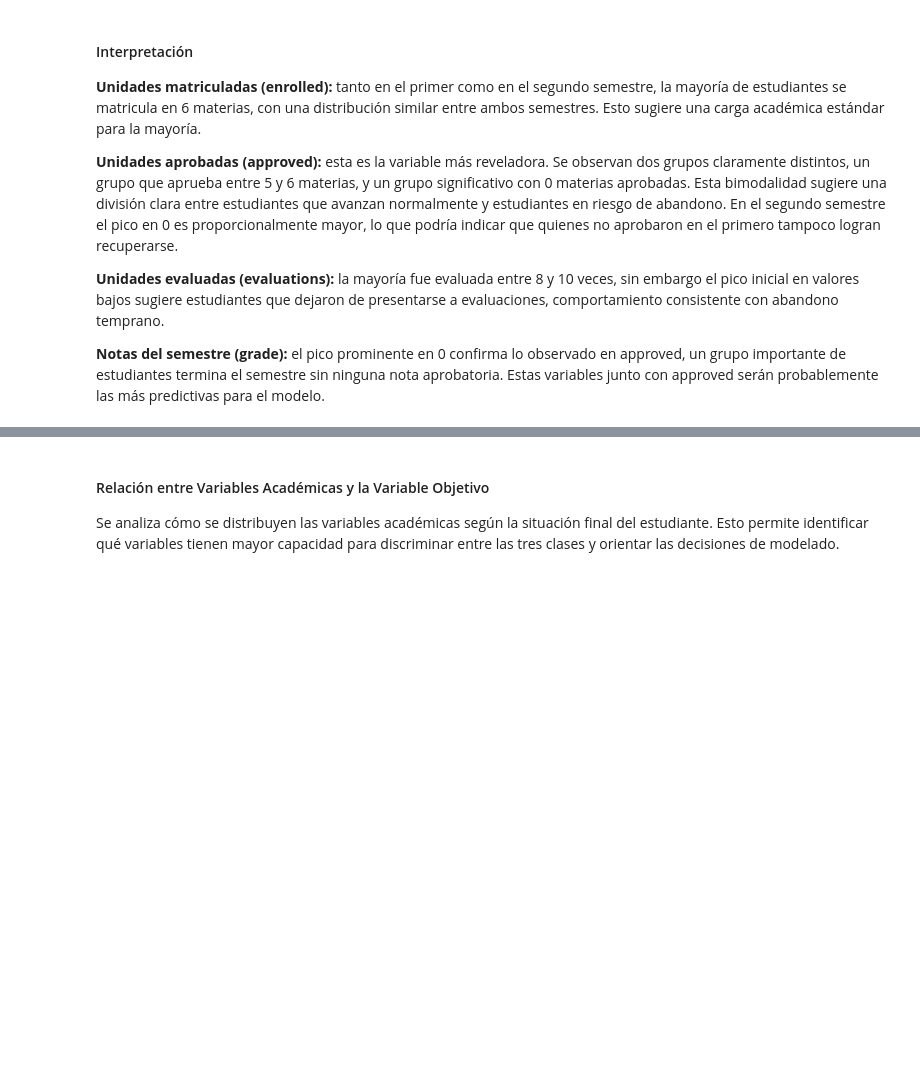
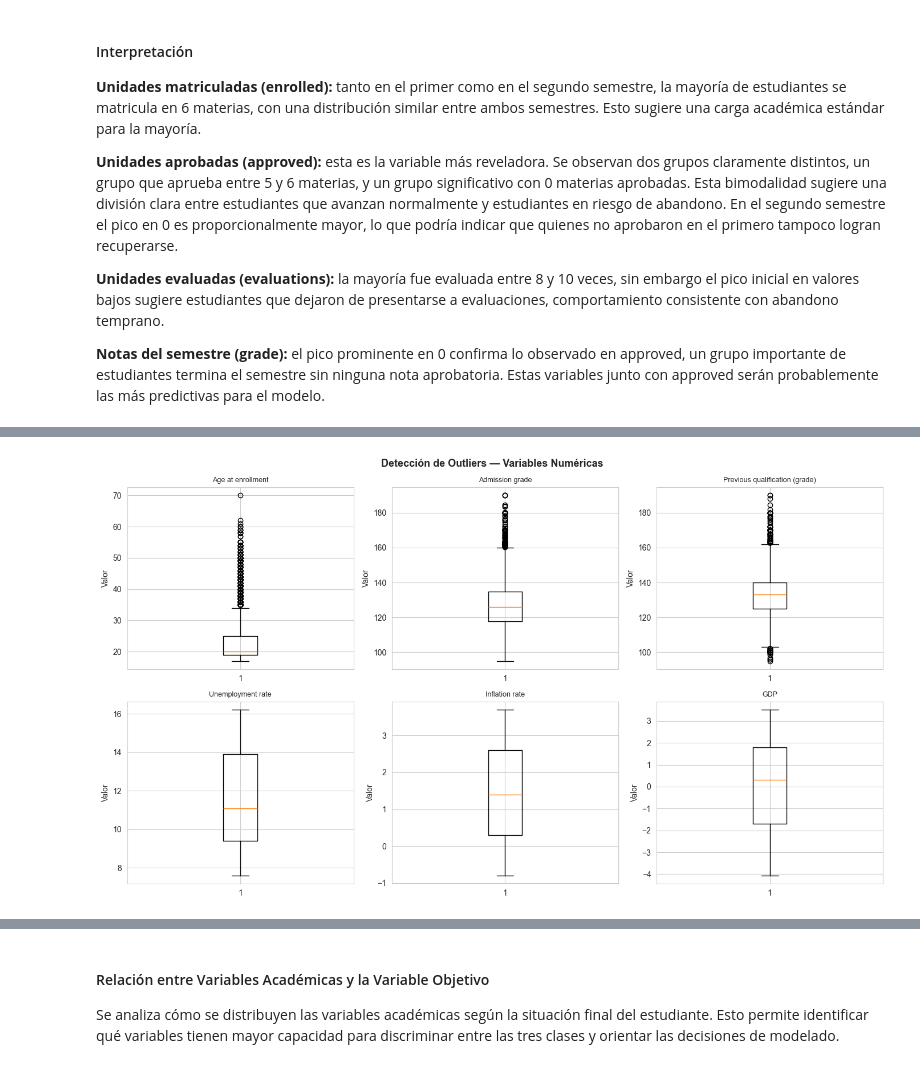
Before and after one commit to JordanOrtizMolina/StudentPerfomancePrediction, a Jupyter notebook: notebook/project.ipynb, the cells around one changed output, grey strips where cells are left out. Saved outputs shown, nothing was run; the diff lists cells and outputs as text; code cells hidden in the pictures; blank space fills up the shorter version.

```diff
--- a/notebook/project.ipynb
+++ b/notebook/project.ipynb
@@ -178,0 +324,23 @@ aspecto que se analizará en detalle durante el análisis exploratorio.
+# %%
+categoricas = [
+    'Marital status', 'Application mode', 'Application order',
+    'Course', 'Daytime/evening attendance\t', 'Previous qualification',
+    'Nacionality', "Mother's qualification", "Father's qualification",
+    "Mother's occupation", "Father's occupation", 'Displaced',
+    'Educational special needs', 'Debtor', 'Tuition fees up to date',
+    'Gender', 'Scholarship holder', 'International'
+]
+
+numericas = [
+    'Previous qualification (grade)', 'Admission grade',
+    'Age at enrollment', 'Unemployment rate', 'Inflation rate', 'GDP',
+    'Curricular units 1st sem (enrolled)', 'Curricular units 1st sem (approved)',
+    'Curricular units 1st sem (evaluations)', 'Curricular units 1st sem (grade)',
+    'Curricular units 1st sem (without evaluations)',
+    'Curricular units 2nd sem (enrolled)', 'Curricular units 2nd sem (approved)',
+    'Curricular units 2nd sem (evaluations)', 'Curricular units 2nd sem (grade)',
+    'Curricular units 2nd sem (without evaluations)'
+]
+
+for col in categoricas:
+    print(f"{col}: {sorted(df[col].unique())}")
@@ -381,0 +618,19 @@ approved serán probablemente las más predictivas para el modelo.
+# %%
+fig, axes = plt.subplots(2, 3, figsize=(14, 8))
+axes = axes.flatten()
+
+outlier_vars = ['Age at enrollment', 'Admission grade',
+                'Previous qualification (grade)',
+                'Unemployment rate', 'Inflation rate', 'GDP']
+
+for i, col in enumerate(outlier_vars):
+    axes[i].boxplot(df[col], vert=True)
+    axes[i].set_title(col, fontsize=9)
+    axes[i].set_ylabel('Valor')
+
+plt.suptitle('Detección de Outliers — Variables Numéricas',
+             fontsize=13, fontweight='bold')
+plt.tight_layout()
+plt.show()
+# %% [output]
+[figure, added]
```
Also changed, not shown: parts of 36 cells of this notebook.
